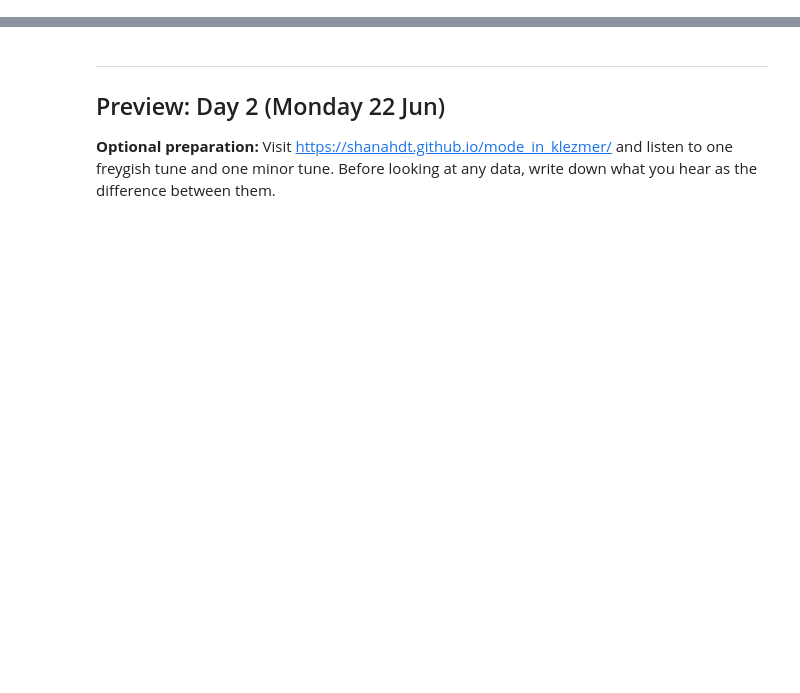
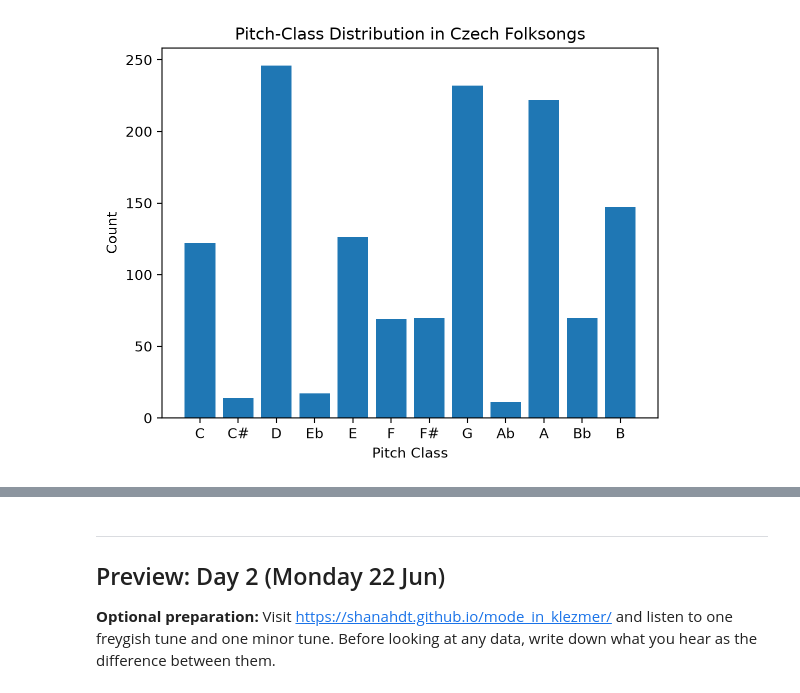
Before and after one commit to shanahdt/huji_summer_class_2026, a Jupyter notebook: notebooks/day1_encoding.ipynb, the cells around one changed output, grey strips where cells are left out. Drawn from its saved outputs; the diff is of its cells as text; code cells hidden in the pictures; blank space fills up the shorter version.

```diff
--- a/notebooks/day1_encoding.ipynb
+++ b/notebooks/day1_encoding.ipynb
@@ -153,0 +157,9 @@ before extracting anything from it.
+# %%
+### let's get the time signature in a kern file without music21. We can just look at the actual text files.
+
+with open('../data/happy_birthday.krn', 'r') as f:
+    for line in f:
+        if line.startswith('*M'):
+            time_signature = line.strip()
+            break
+print(f"Time Signature: {time_signature}")
@@ -170,0 +406,24 @@ print('Imports OK.')
+# %%
+scale_degree_counter = Counter()
+
+# Let's get the E minor prelude.
+score = converter.parse('../data/humdrum_scores/Chopin/Preludes/prelude28-04.krn')
+
+# extract the left hand part (usually the second part in a piano score)
+left_hand = score.parts[0]
+
+# figure out the key
+pitch_count = analysis.discrete.KrumhanslKessler()
+key = pitch_count.getSolution(left_hand)
+
+# count scale degrees for each pitch in the left hand
+for element in left_hand.flatten().notes:
+    pitches = element.pitches if element.isChord else [element.pitch]
+    for p in pitches:
+        scale_degree = key.getScaleDegreeFromPitch(p)
+        if scale_degree is not None:
+            scale_degree_counter[scale_degree] += 1
+
+# print results
+for scale_degree, count in scale_degree_counter.most_common():
+    print(f"Scale Degree {scale_degree}: {count}")
@@ -262,0 +559,13 @@ df[['tune_id','n_notes']].head(10)
+# %%
+## We can use another library like matplotlib to visualize the pitch-class distribution
+
+import matplotlib.pyplot as plt
+
+pitch_names, counts = zip(*pitch_class_table)
+plt.bar(pitch_names, counts)
+plt.xlabel('Pitch Class')
+plt.ylabel('Count')
+plt.title('Pitch-Class Distribution in Czech Folksongs')
+plt.show()
+# %% [output]
+[figure, added]
```
Also changed, not shown: parts of 58 cells of this notebook, 1 other file.
